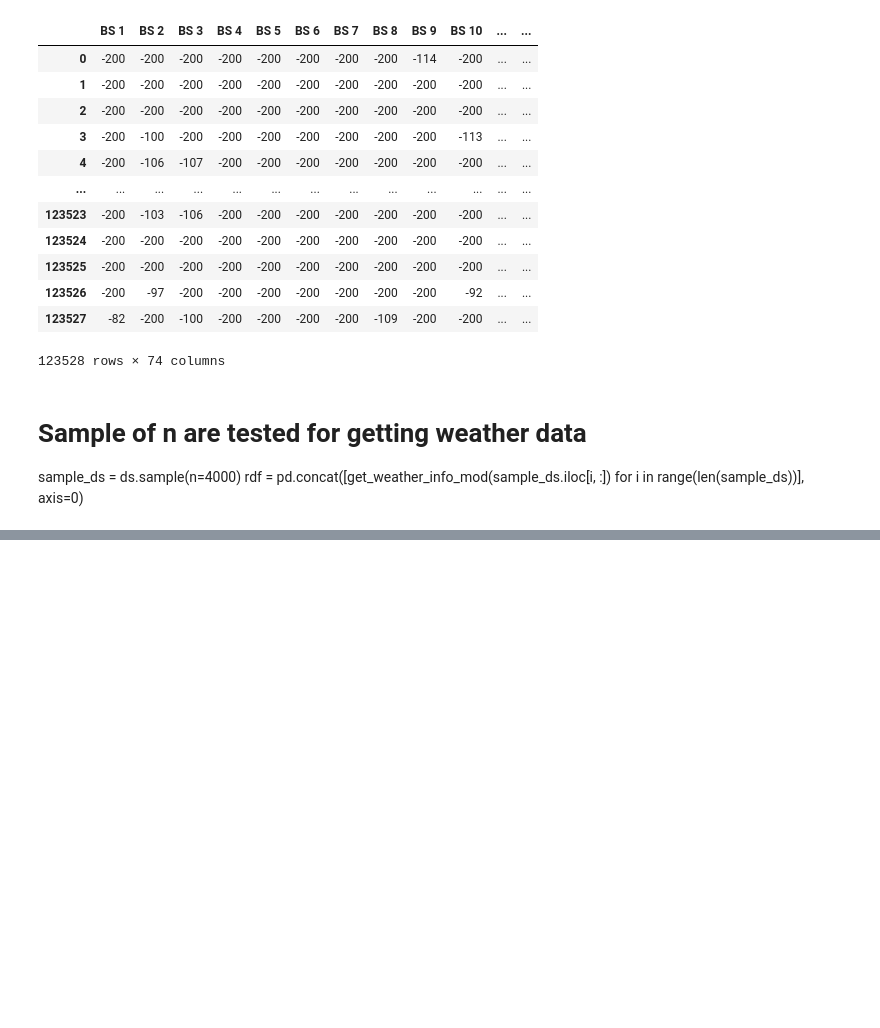
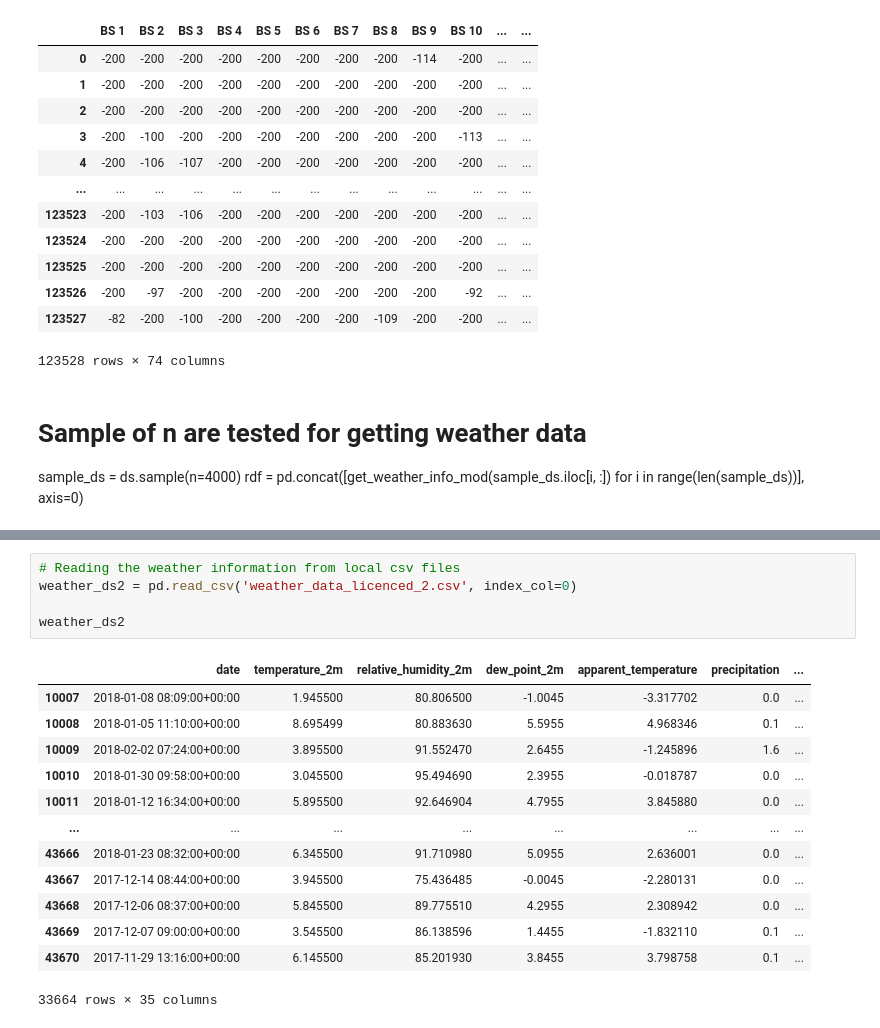
Before and after one commit to sudipbarua/Localization-leveraging-LoRaWAN, a Jupyter notebook: public_data_analysis/RSSI_vs_weather_info_analysis.ipynb, the cells around one changed output, grey strips where cells are left out. Saved outputs shown, nothing was run; the diff lists cells and outputs as text; blank space fills up the shorter version.

```diff
--- a/public_data_analysis/RSSI_vs_weather_info_analysis.ipynb
+++ b/public_data_analysis/RSSI_vs_weather_info_analysis.ipynb
@@ -438,0 +259,19 @@ sample_ds
+# %%
+# Reading the weather information from local csv files
+weather_ds2 = pd.read_csv('weather_data_licenced_2.csv', index_col=0)
+
+weather_ds2
+# %% [output]
+|  | date | temperature_2m | relative_humidity_2m | dew_point_2m | apparent_temperature | precipitation | ... |
+| 10007 | 2018-01-08 08:09:00+00:00 | 1.945500 | 80.806500 | -1.0045 | -3.317702 | 0.0 | ... |
+| 10008 | 2018-01-05 11:10:00+00:00 | 8.695499 | 80.883630 | 5.5955 | 4.968346 | 0.1 | ... |
+| 10009 | 2018-02-02 07:24:00+00:00 | 3.895500 | 91.552470 | 2.6455 | -1.245896 | 1.6 | ... |
+| 10010 | 2018-01-30 09:58:00+00:00 | 3.045500 | 95.494690 | 2.3955 | -0.018787 | 0.0 | ... |
+| 10011 | 2018-01-12 16:34:00+00:00 | 5.895500 | 92.646904 | 4.7955 | 3.845880 | 0.0 | ... |
+| ... | ... | ... | ... | ... | ... | ... | ... |
+| 43666 | 2018-01-23 08:32:00+00:00 | 6.345500 | 91.710980 | 5.0955 | 2.636001 | 0.0 | ... |
+| 43667 | 2017-12-14 08:44:00+00:00 | 3.945500 | 75.436485 | -0.0045 | -2.280131 | 0.0 | ... |
+| 43668 | 2017-12-06 08:37:00+00:00 | 5.845500 | 89.775510 | 4.2955 | 2.308942 | 0.0 | ... |
+| 43669 | 2017-12-07 09:00:00+00:00 | 3.545500 | 86.138596 | 1.4455 | -1.832110 | 0.1 | ... |
+| 43670 | 2017-11-29 13:16:00+00:00 | 6.145500 | 85.201930 | 3.8455 | 3.798758 | 0.1 | ... |
+33664 rows × 35 columns
```
Also changed, not shown: parts of 14 cells of this notebook, 1 other file.
